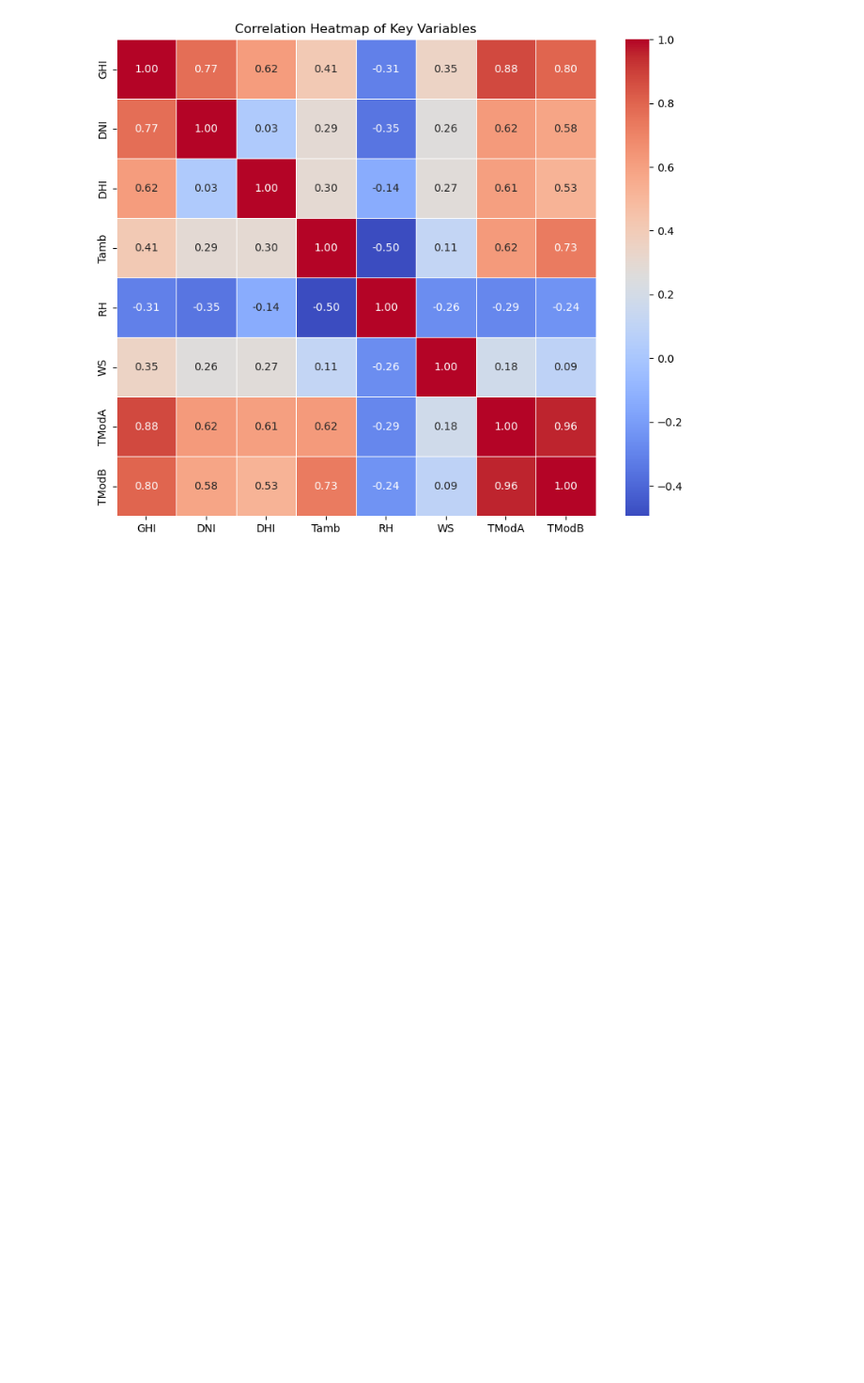
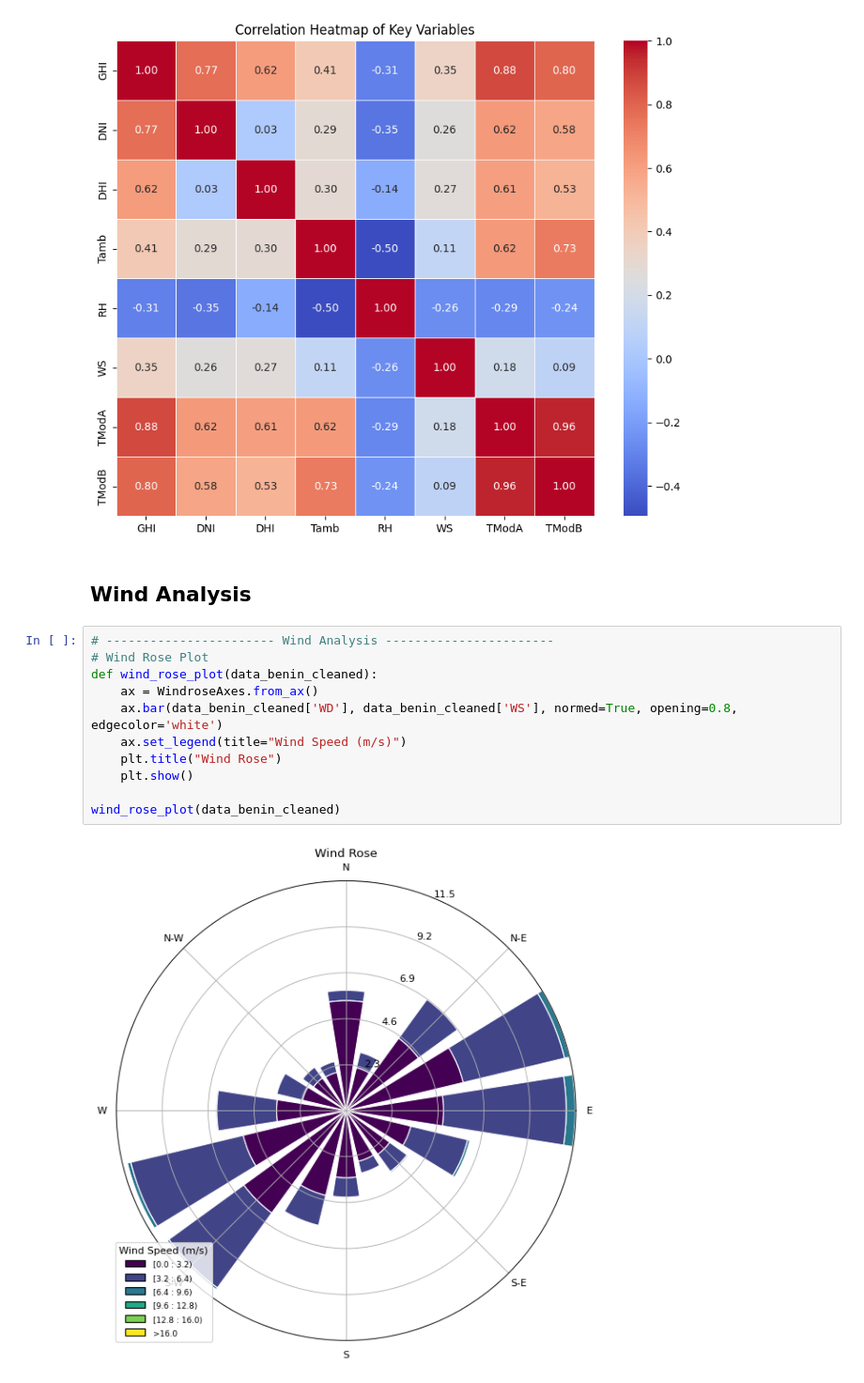
Before and after one commit to kaleabb266/kaim_week_0, a Jupyter notebook: notebooks/benin.ipynb, the cells around one changed output. Shown: that part at 94% size. Cells and saved outputs as stored; diff of their text form; blank space fills up the shorter version.

Commit message:
Add analysis for wind trends, temperature influence, histograms

```diff
--- a/notebooks/benin.ipynb
+++ b/notebooks/benin.ipynb
@@ -100,3 +102,18 @@ plt.title('Correlation Heatmap of Key Variables')
 plt.show()
 # %% [output]
 [figure]
+# %% [markdown]
+## Wind Analysis
+# %%
+# ----------------------- Wind Analysis -----------------------
+# Wind Rose Plot
+def wind_rose_plot(data_benin_cleaned):
+    ax = WindroseAxes.from_ax()
+    ax.bar(data_benin_cleaned['WD'], data_benin_cleaned['WS'], normed=True, opening=0.8, edgecolor='white')
+    ax.set_legend(title="Wind Speed (m/s)")
+    plt.title("Wind Rose")
+    plt.show()
+
+wind_rose_plot(data_benin_cleaned)
+# %% [output]
+[figure, added]
```
Also changed, not shown: parts of 10 cells of this notebook.
